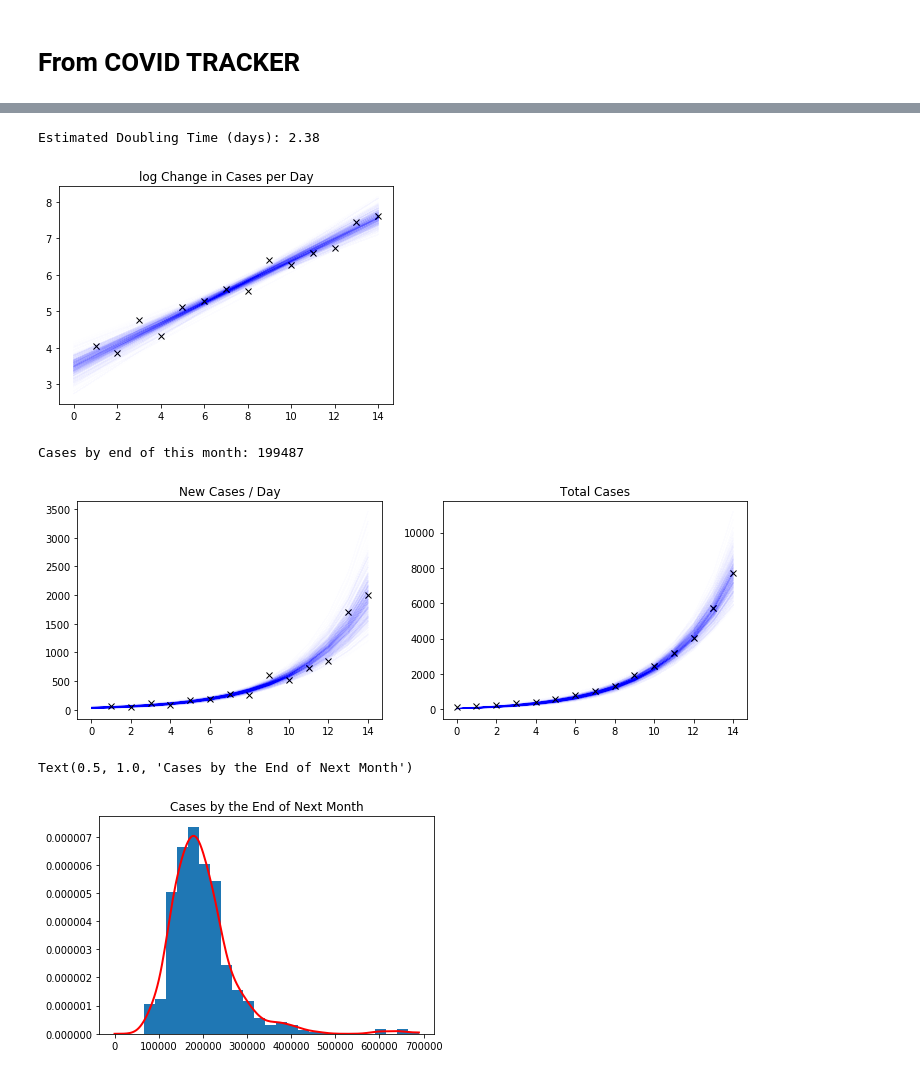
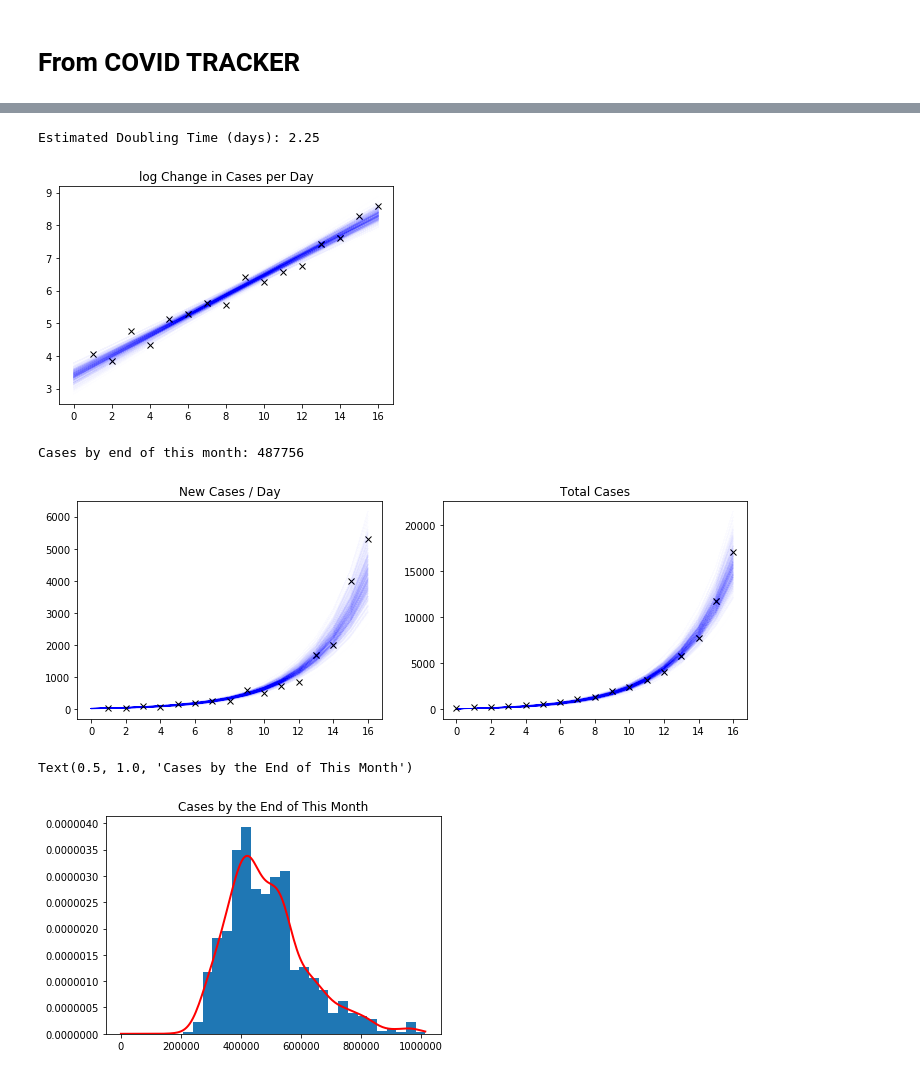
Before and after one commit to davidwych/corona, a Jupyter notebook: CoronaModeling.ipynb, the cells around one changed output, grey strips where cells are left out. Drawn from its saved outputs; the diff is of its cells as text; code cells hidden in the pictures.

Commit message:
new data

```diff
--- a/CoronaModeling.ipynb
+++ b/CoronaModeling.ipynb
@@ -125,7 +125,7 @@ for i in range(0, 1000):
     ampl[idx] = np.exp(trace['a'][idx])
     _cases = ampl[idx]*np.exp(trace['r'][idx]*df.index)
     _accum = np.cumsum(_cases)
-    _cases_ext = ampl[idx]*np.exp(trace['r'][idx]*np.arange(len(df.index)+13+30))
+    _cases_ext = ampl[idx]*np.exp(trace['r'][idx]*np.arange(len(df.index)+11))
     _accum_ext = np.cumsum(_cases_ext)
     endpoints[i] = _accum_ext[-1]
 
@@ -136,5 +136,5 @@ for i in range(0, 1000):
 
 avg_cases = np.mean(endpoints)
 
-print("Cases by end of next month: {:.0f}".format(avg_cases))
+print("Cases by end of this month: {:.0f}".format(avg_cases))
 # %% [output]
@@ -181,5 +183,7 @@ data
 # %%
-data["log dpositive"] = np.log(data["positive"] - data["positive"].shift(1))
+data["dpositive"] = data["positive"] - data["positive"].shift(1)
+# %%
+data["log dpositive"] = np.log(data["dpositive"])
 # %%
 plt.plot(data.index, data["log dpositive"], c="None", mfc="k", marker="x")
 # %% [output]
@@ -232,8 +256,8 @@ doub_time = np.log(2)/np.mean(growth_fac)
 #std_doub_time = np.log(2)/np.std(growth_fac)
 print("Estimated Doubling Time (days): {:.2f}".format(doub_time))
 # %% [output]
-Estimated Doubling Time (days): 2.38
+Estimated Doubling Time (days): 2.25
-[figure, old version]
+[figure, new version]
 # %%
 f, ax = plt.subplots(ncols=2, figsize=(12,4))
 ax[0].plot(data.index, data["dpositive"], c="None", marker="x", mec="k")
@@ -259,20 +283,20 @@ avg_cases = np.mean(endpoints)
 
 print("Cases by end of this month: {:.0f}".format(avg_cases))
 # %% [output]
-Cases by end of this month: 199487
+Cases by end of this month: 487756
-[figure, old version]
+[figure, new version]
 # %%
 from scipy.stats import gaussian_kde
 f, ax = plt.subplots()
 n, bins, patches = ax.hist(endpoints, bins=25, density=True)
 density = gaussian_kde(endpoints)
 xs = np.linspace(0,bins[-1],200)
 density.covariance_factor = lambda : .25
 density._compute_covariance()
 ax.plot(xs, density(xs), c="Red", lw=2.0)
-ax.set_title("Cases by the End of Next Month")
+ax.set_title("Cases by the End of This Month")
 #ax.set_xticks(np.linspace(0,2e6, 8))
 #ax.set_xticklabels([str[el] for el in np.linspace(0,2e6, 8)], rotation=30)
 # %% [output]
-Text(0.5, 1.0, 'Cases by the End of Next Month')
+Text(0.5, 1.0, 'Cases by the End of This Month')
-[figure, old version]
+[figure, new version]
```
Also changed, not shown: parts of 11 cells of this notebook, 2 other files.
